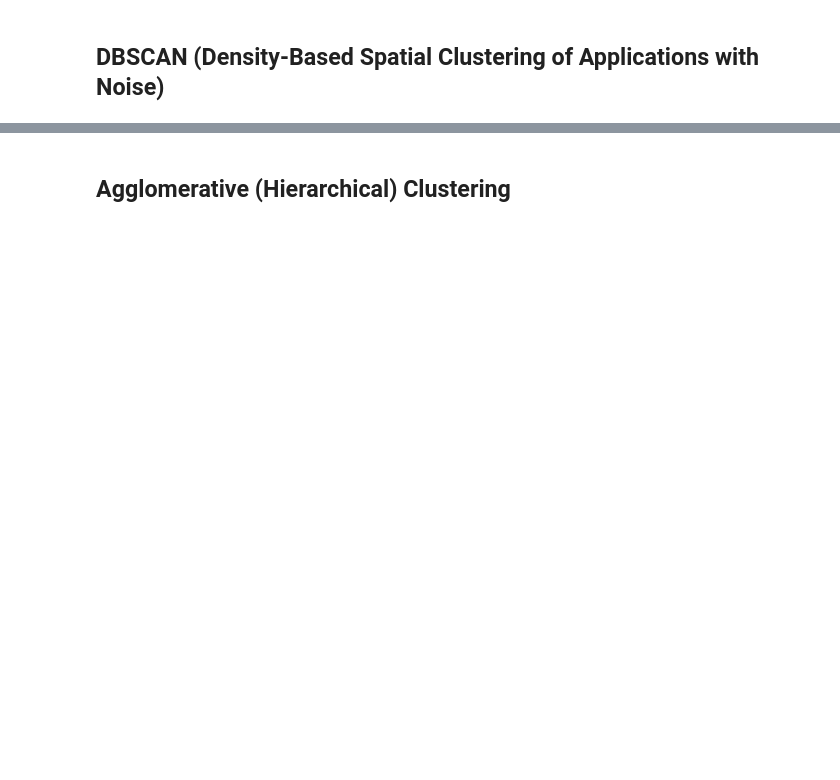
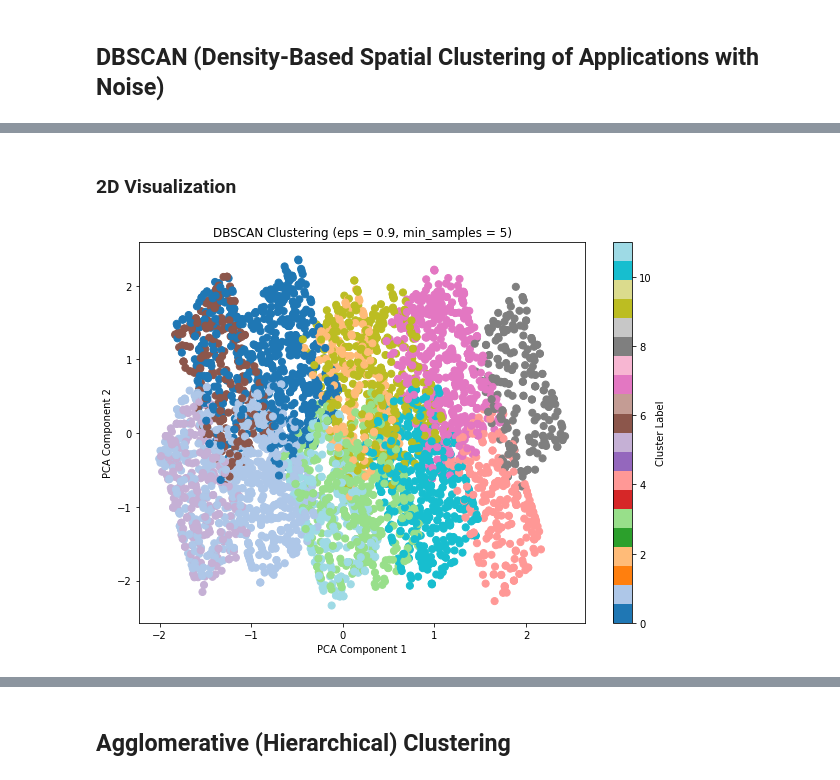
Before and after one commit to Mohammed-Mahmoud-Elsayed-Ahmed-MMES/Graduation-Project-Part-2-MLSC-Data-Science-Machine-Learning-Course, a Jupyter notebook: E-commerce Graduation Project part2 (Mohamed Mahmoud El-Sayed).ipynb, the cells around one changed output, grey strips where cells are left out. Saved outputs shown, nothing was run; the diff lists cells and outputs as text; code cells hidden in the pictures; blank space fills up the shorter version.

```diff
--- a/E-commerce Graduation Project part2 (Mohamed Mahmoud El-Sayed).ipynb
+++ b/E-commerce Graduation Project part2 (Mohamed Mahmoud El-Sayed).ipynb
@@ -477,0 +535,21 @@ Silhouette Score for DBSCAN: 0.14787077726678208
+# %% [markdown]
+### 2D Visualization
+# %%
+# Apply PCA for 2D visualization
+X_pca_dbscan = pca.fit_transform(X)
+
+# Fit DBSCAN with the best eps value (0.9)
+dbscan = DBSCAN(eps=0.9, min_samples=5)
+labels_dbscan = dbscan.fit_predict(X)
+
+# Plot the DBSCAN clusters
+plt.figure(figsize=(10, 7))
+plt.scatter(X_pca_dbscan[:, 0], X_pca_dbscan[:, 1], c=labels_dbscan, cmap='tab20', s=50)
+
+plt.title("DBSCAN Clustering (eps = 0.9, min_samples = 5)")
+plt.xlabel("PCA Component 1")
+plt.ylabel("PCA Component 2")
+plt.colorbar(label='Cluster Label')
+plt.show()
+# %% [output]
+[figure, added]
```
Also changed, not shown: parts of 30 cells of this notebook.
